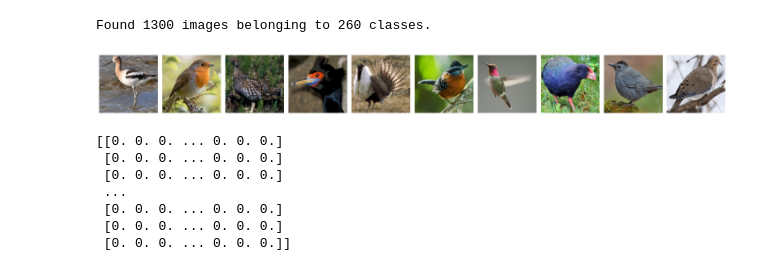
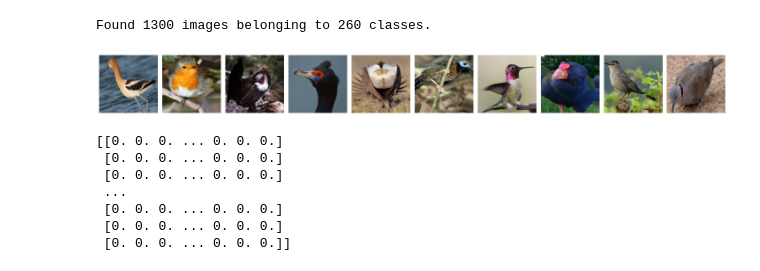
Before and after one commit to krogenth/IsBird, a Jupyter notebook: CSC574_Is_Bird.ipynb, the cells around one changed output. Cells and saved outputs as stored; diff of their text form; code cells hidden in the pictures.

```diff
--- a/CSC574_Is_Bird.ipynb
+++ b/CSC574_Is_Bird.ipynb
@@ -72,7 +54,7 @@ training_dataset = training_generator.flow_from_directory(directory=train_direct
 # %% [output]
 Found 36609 images belonging to 260 classes.
 # %%
-validation_generator = ImageDataGenerator(rescale=1./255)
+validation_generator = ImageDataGenerator(rescale=1./255, rotation_range=20, zoom_range=0.05, width_shift_range=0.05, height_shift_range=0.05, shear_range=0.05, horizontal_flip=True, fill_mode="nearest")
 validation_dataset = validation_generator.flow_from_directory(directory=validate_directory, target_size=image_size, color_mode="rgb", batch_size=batch_size, class_mode="categorical", shuffle=True, seed=69420)
 # %% [output]
 Found 1300 images belonging to 260 classes.
@@ -84,18 +66,18 @@ Found 1300 images belonging to 260 classes.
 # %%
 def plotImages(images_iter):
     fig, axes = plt.subplots(1, 10, figsize=(20,20))
     axes = axes.flatten()
-    for img, ax in zip( images_iter, axes):
+    for img, ax in zip(images_iter, axes):
         ax.imshow(img)
         ax.axis('off')
     plt.tight_layout()
     plt.show()
 
-images, labels = next(testing_dataset)
+images, labels = next(validation_dataset)
 plotImages(images)
 print(labels)
 # %% [output]
-[figure, old version]
+[figure, new version]
 [[0. 0. 0. ... 0. 0. 0.]
  [0. 0. 0. ... 0. 0. 0.]
  [0. 0. 0. ... 0. 0. 0.]
```
Also changed, not shown: parts of 7 cells of this notebook.
